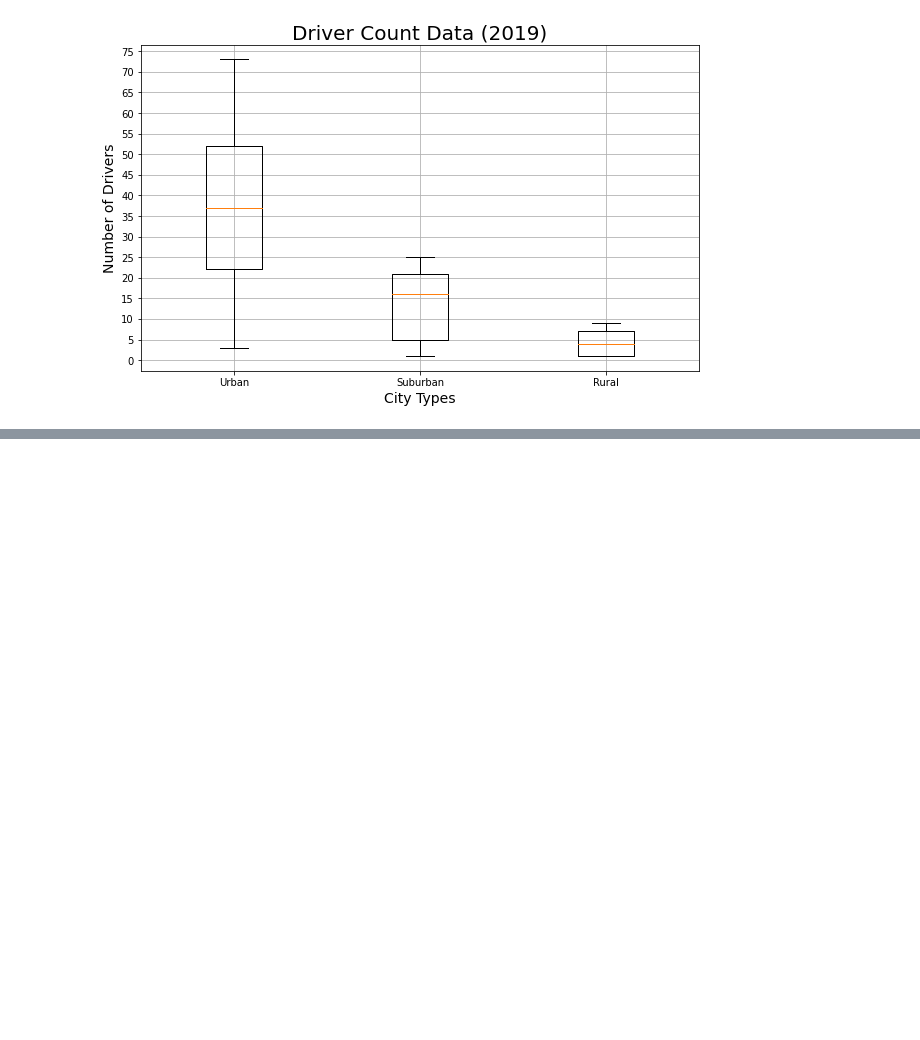
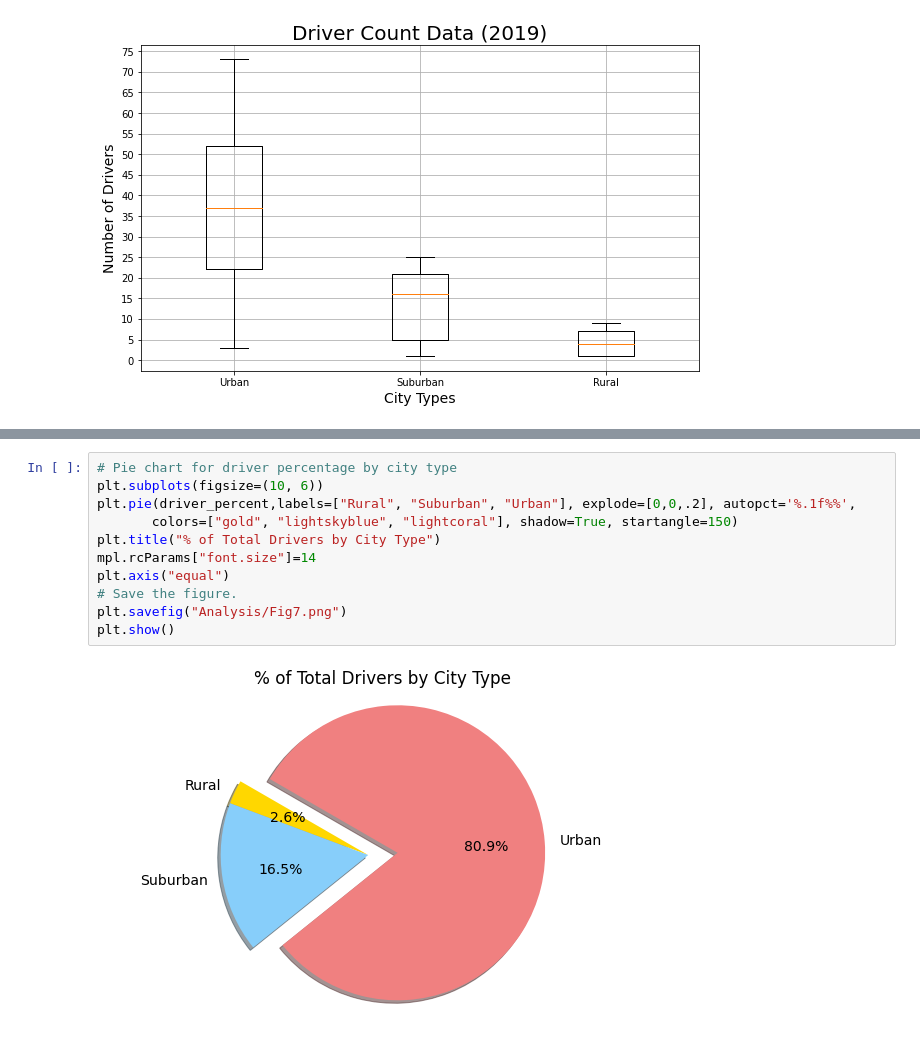
Before and after one commit to nicolebplatt/GWU_PyBer_Analysis, a Jupyter notebook: PyBer.ipynb, the cells around one changed output, grey strips where cells are left out. Drawn from its saved outputs; the diff is of its cells as text; blank space fills up the shorter version.

```diff
--- a/PyBer.ipynb
+++ b/PyBer.ipynb
@@ -474,0 +563,13 @@ plt.show()
+# %%
+# Pie chart for driver percentage by city type
+plt.subplots(figsize=(10, 6))
+plt.pie(driver_percent,labels=["Rural", "Suburban", "Urban"], explode=[0,0,.2], autopct='%.1f%%',
+       colors=["gold", "lightskyblue", "lightcoral"], shadow=True, startangle=150)
+plt.title("% of Total Drivers by City Type")
+mpl.rcParams["font.size"]=14
+plt.axis("equal")
+# Save the figure.
+plt.savefig("Analysis/Fig7.png")
+plt.show()
+# %% [output]
+[figure, added]
```
Also changed, not shown: parts of 8 cells of this notebook, 4 other files.
